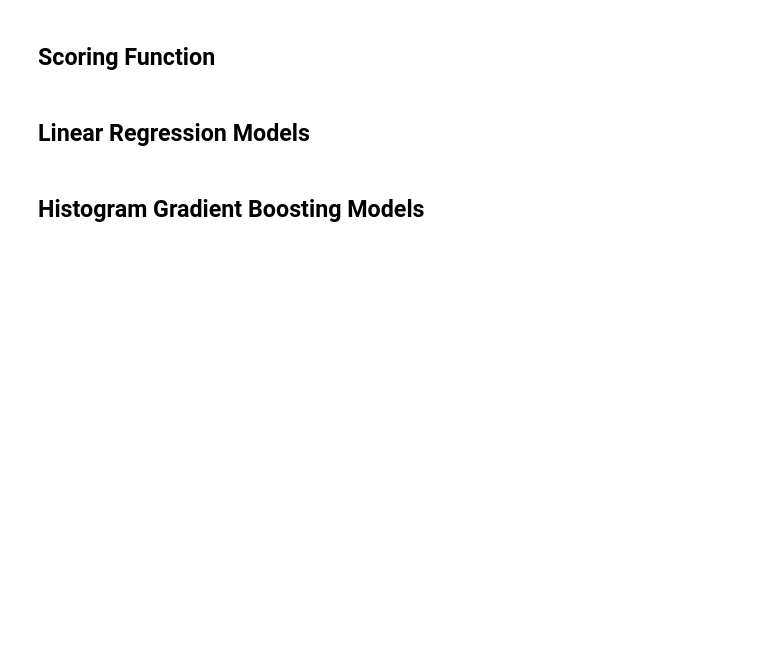
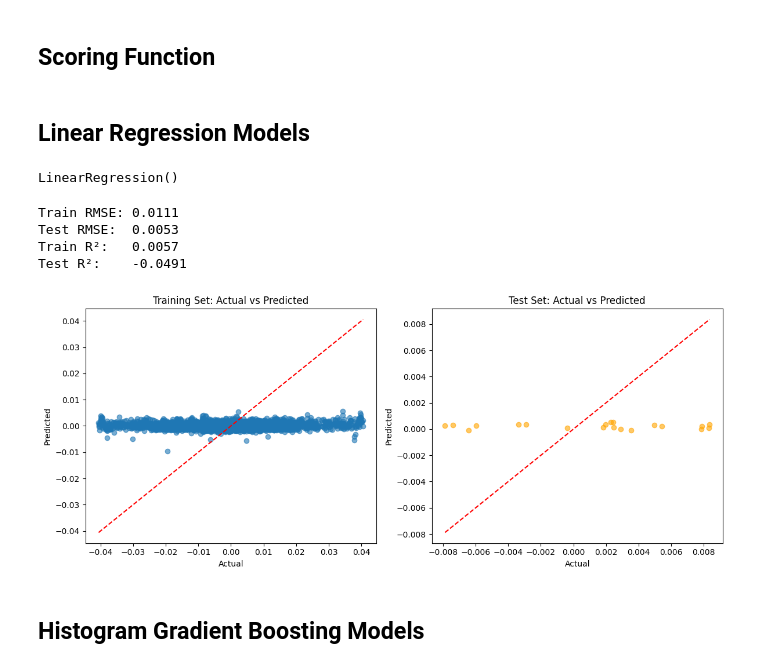
Before and after one commit to abishpius/Hull_Tactical_Market_Prediction, a Jupyter notebook: Hull_Tactical.ipynb, the cells around one changed output. Drawn from its saved outputs; the diff is of its cells as text; code cells hidden in the pictures; blank space fills up the shorter version.

Commit message:
linear regression starter

```diff
--- a/Hull_Tactical.ipynb
+++ b/Hull_Tactical.ipynb
@@ -390,3 +599,67 @@ def score(solution: pd.DataFrame, submission: pd.DataFrame, row_id_column_name:
+# %%
+df = join_train_test_dataframes(train, test)
+df = create_example_dataset(df=df)
+
+train = df.filter(pl.col('date_id').is_in(train.get_column('date_id')))
+test = df.filter(pl.col('date_id').is_in(test.get_column('date_id')))
+
+FEATURES = [col for col in test.columns if col not in ['date_id', 'target']]
+
+dataset = split_dataset(train=train, test=test, features=FEATURES)
+
+X_train = dataset.X_train
+X_test = dataset.X_test
+y_train = dataset.y_train
+y_test = dataset.y_test
+scaler = dataset.scaler
+# %%
+model = LinearRegression()
+model.fit(X_train, y_train)
+# %% [output]
+LinearRegression()
+# %%
+# Predictions
+y_train_pred = model.predict(X_train)
+y_test_pred = model.predict(X_test)
+
+# Evaluation metrics
+train_rmse = np.sqrt(mean_squared_error(y_train, y_train_pred))
+test_rmse = np.sqrt(mean_squared_error(y_test, y_test_pred))
+train_r2 = r2_score(y_train, y_train_pred)
+test_r2 = r2_score(y_test, y_test_pred)
+
+print(f"Train RMSE: {train_rmse:.4f}")
+print(f"Test RMSE:  {test_rmse:.4f}")
+print(f"Train R²:   {train_r2:.4f}")
+print(f"Test R²:    {test_r2:.4f}")
+
+# Plot predictions vs actual
+plt.figure(figsize=(12, 5))
+
+# Training performance
+plt.subplot(1, 2, 1)
+plt.scatter(y_train, y_train_pred, alpha=0.6)
+plt.title("Training Set: Actual vs Predicted")
+plt.xlabel("Actual")
+plt.ylabel("Predicted")
+plt.plot([y_train.min(), y_train.max()], [y_train.min(), y_train.max()], 'r--')
+
+# Test performance
+plt.subplot(1, 2, 2)
+plt.scatter(y_test, y_test_pred, alpha=0.6, color='orange')
+plt.title("Test Set: Actual vs Predicted")
+plt.xlabel("Actual")
+plt.ylabel("Predicted")
+plt.plot([y_test.min(), y_test.max()], [y_test.min(), y_test.max()], 'r--')
+
+plt.tight_layout()
+plt.show()
+# %% [output]
+Train RMSE: 0.0111
+Test RMSE:  0.0053
+Train R²:   0.0057
+Test R²:    -0.0491
+[figure, added]
 # %% [markdown]
 ## Histogram Gradient Boosting Models
 # %% [markdown]
```
Also changed, not shown: parts of 11 cells of this notebook.
